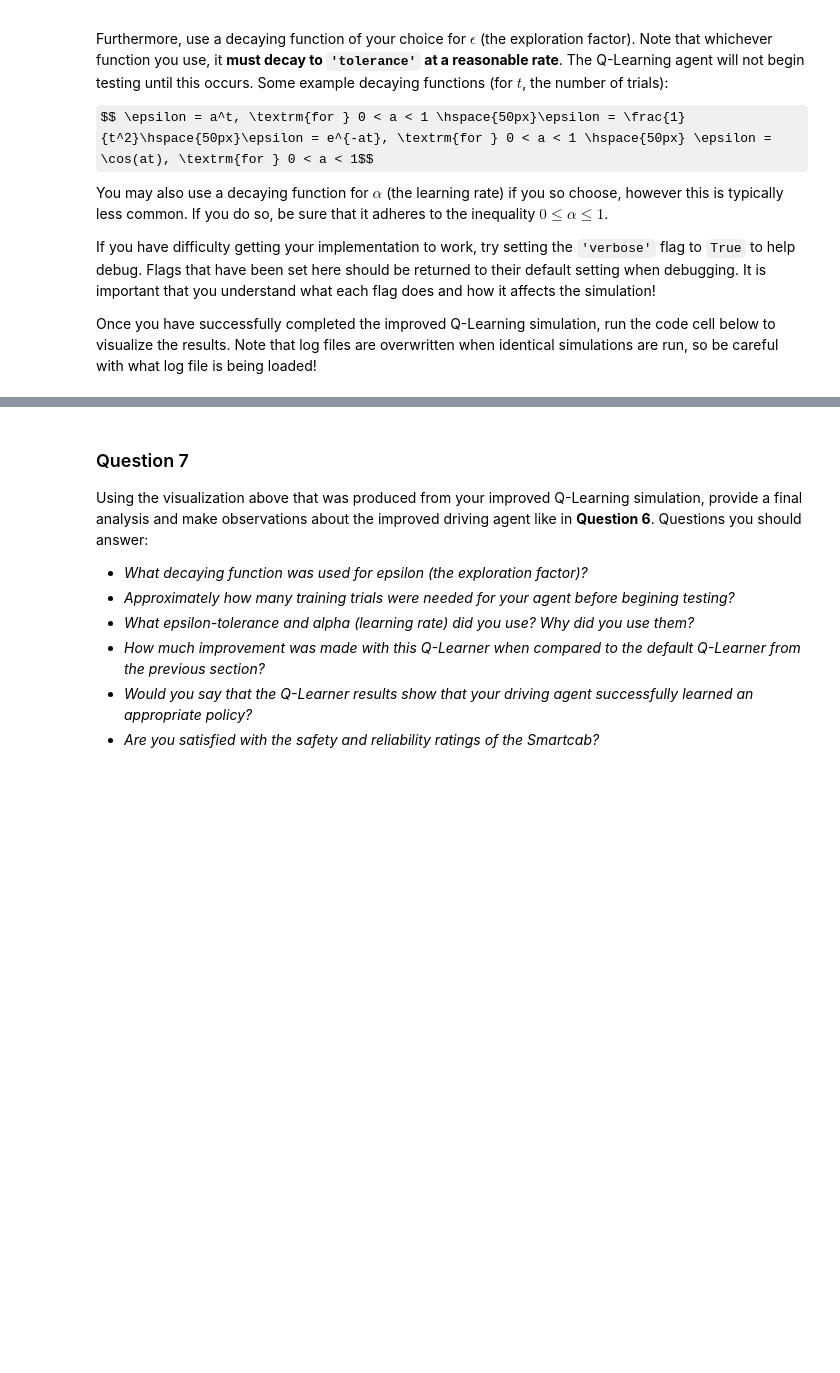
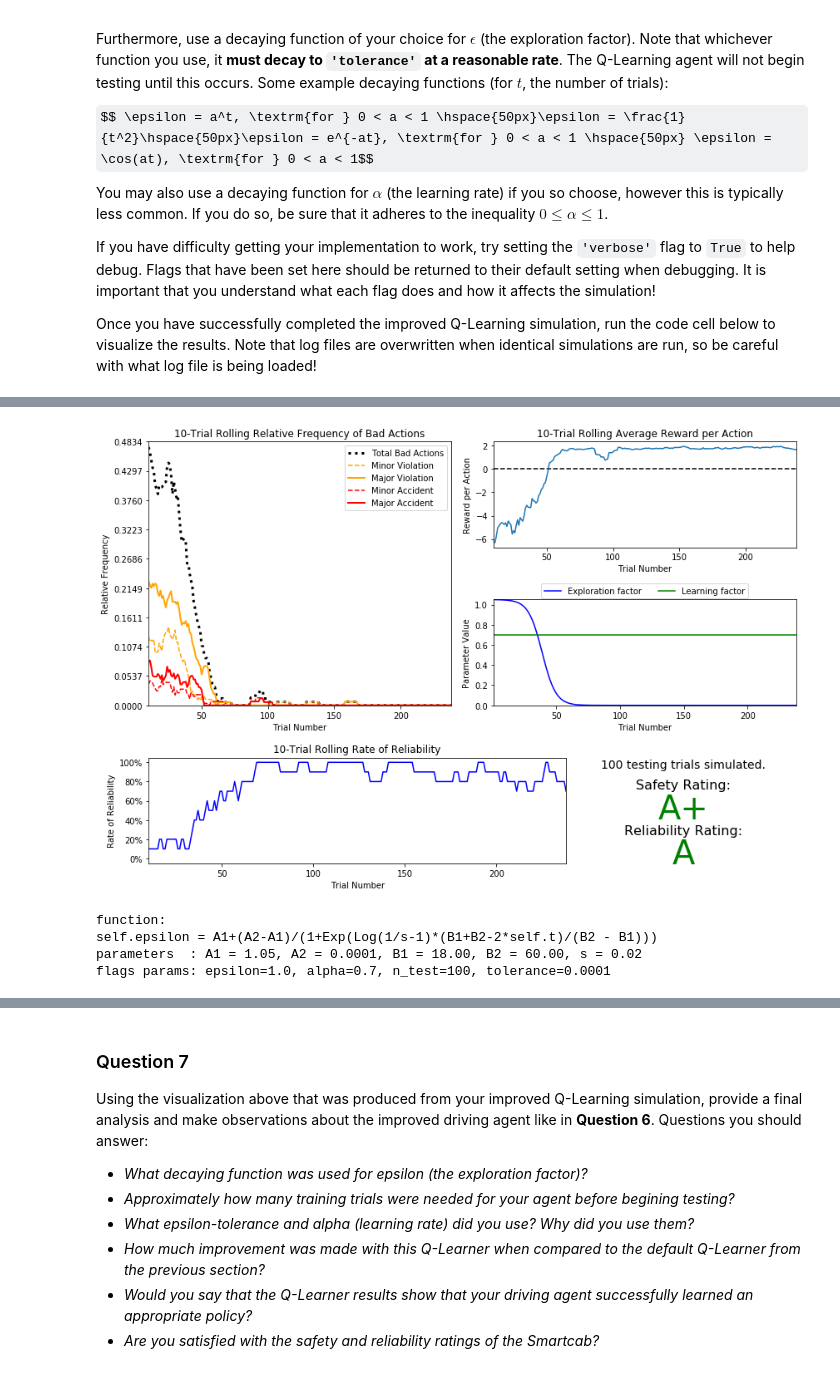
Before and after one commit to cidelab/MachineLearnResearch, a Jupyter notebook: smartcab/smartcab.ipynb, the cells around one changed output, grey strips where cells are left out. Saved outputs shown, nothing was run; the diff lists cells and outputs as text; code cells hidden in the pictures; some formulas as TeX source; blank space fills up the shorter version.

```diff
--- a/smartcab/smartcab.ipynb
+++ b/smartcab/smartcab.ipynb
@@ -267,0 +284,13 @@ vs.plot_trials('sim_improved-learning.csv')
+# %%
+# Load the 'sim_improved-learning' file from the improved Q-Learning simulation
+vs.plot_trials('sim_improved-learning-4.csv')
+print("function: ")
+print("self.epsilon = A1+(A2-A1)/(1+Exp(Log(1/s-1)*(B1+B2-2*self.t)/(B2 - B1)))")
+print("parameters  : A1 = 1.05, A2 = 0.0001, B1 = 18.00, B2 = 60.00, s = 0.02")
+print("flags params: epsilon=1.0, alpha=0.7, n_test=100, tolerance=0.0001 ")
+# %% [output]
+[figure, added]
+function:
+self.epsilon = A1+(A2-A1)/(1+Exp(Log(1/s-1)*(B1+B2-2*self.t)/(B2 - B1)))
+parameters  : A1 = 1.05, A2 = 0.0001, B1 = 18.00, B2 = 60.00, s = 0.02
+flags params: epsilon=1.0, alpha=0.7, n_test=100, tolerance=0.0001
```
Also changed, not shown: parts of 7 cells of this notebook, 23 other files.
